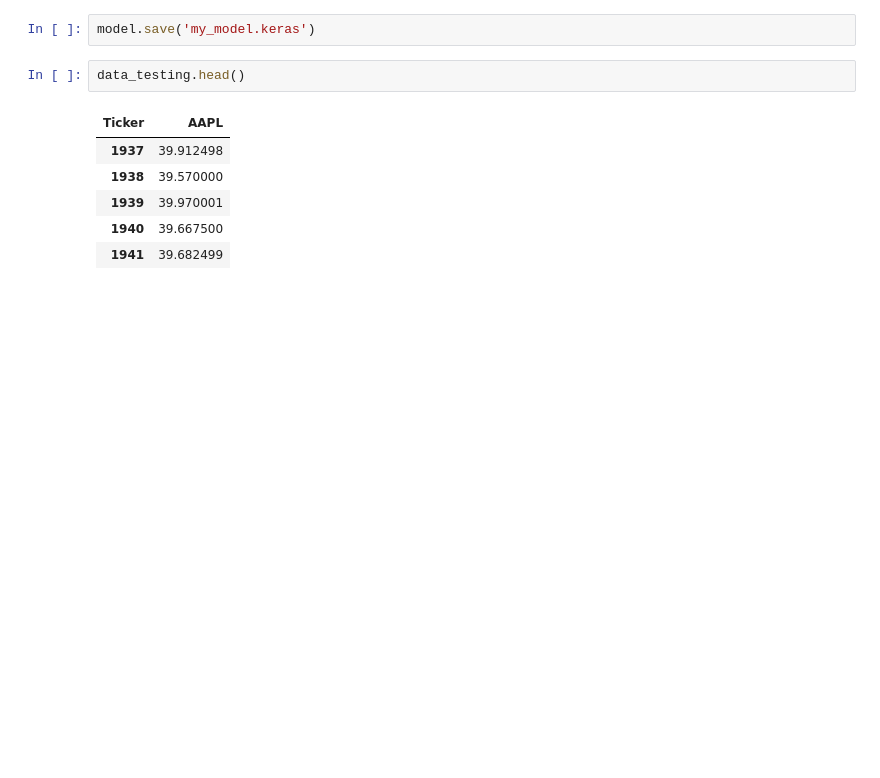
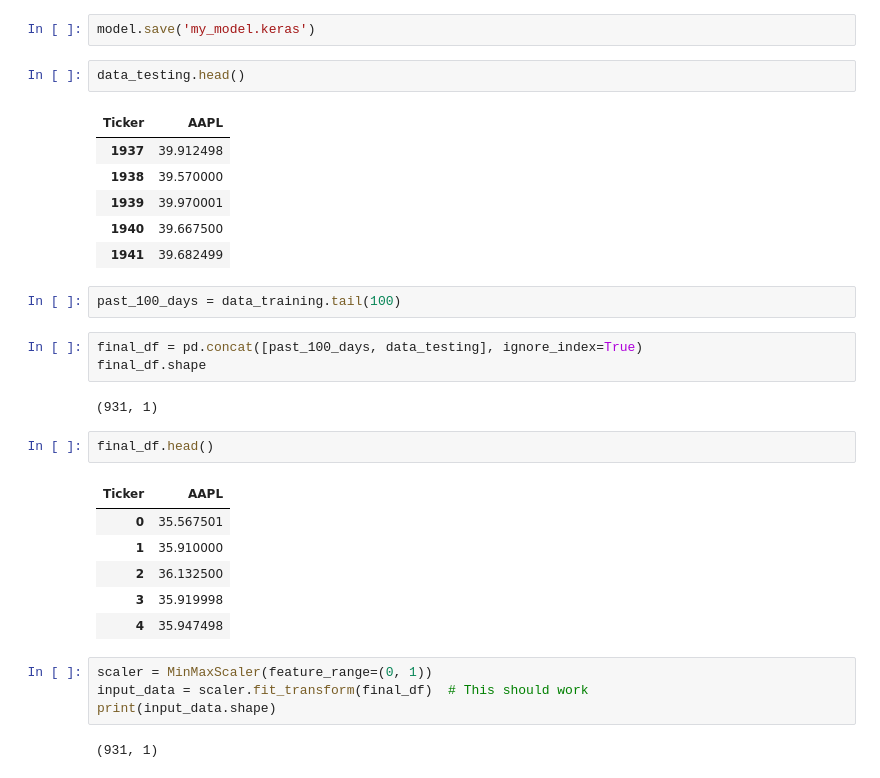
Before and after one commit to nik0011/AI-stock-trading-system, a Jupyter notebook: StockPricePrediction.ipynb, the cells around one changed output. Cells and saved outputs as stored; diff of their text form; blank space fills up the shorter version.

```diff
--- a/StockPricePrediction.ipynb
+++ b/StockPricePrediction.ipynb
@@ -236,3 +236,25 @@ data_testing.head()
 | 1939 | 39.970001 |
 | 1940 | 39.667500 |
 | 1941 | 39.682499 |
+# %%
+past_100_days = data_training.tail(100)
+# %%
+final_df = pd.concat([past_100_days, data_testing], ignore_index=True)
+final_df.shape
+# %% [output]
+(931, 1)
+# %%
+final_df.head()
+# %% [output]
+| Ticker | AAPL |
+| 0 | 35.567501 |
+| 1 | 35.910000 |
+| 2 | 36.132500 |
+| 3 | 35.919998 |
+| 4 | 35.947498 |
+# %%
+scaler = MinMaxScaler(feature_range=(0, 1))
+input_data = scaler.fit_transform(final_df)  # This should work
+print(input_data.shape)
+# %% [output]
+(931, 1)
```
Also changed, not shown: parts of 12 cells of this notebook.
